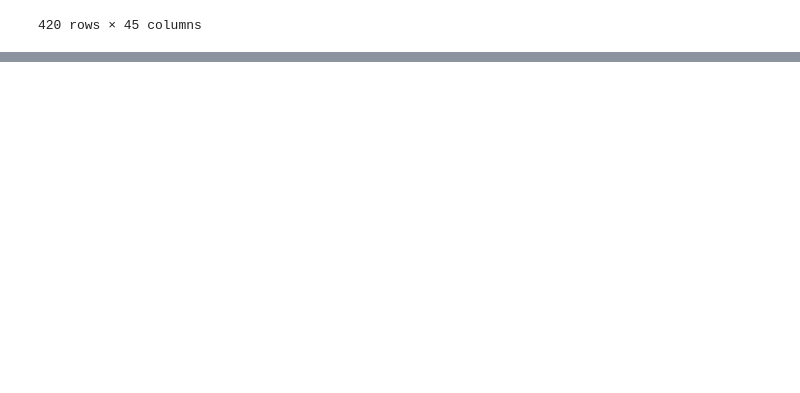
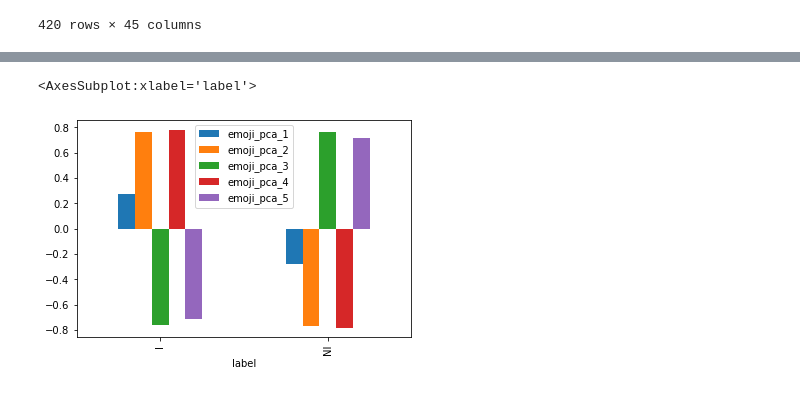
Before and after one commit to tfnribeiro/zenodo-PAN22-aut-prof-irony-stereotype, a Jupyter notebook: Data Analysis.ipynb, the cells around one changed output, grey strips where cells are left out. Saved outputs shown, nothing was run; the diff lists cells and outputs as text; code cells hidden in the pictures; blank space fills up the shorter version.

```diff
--- a/Data Analysis.ipynb
+++ b/Data Analysis.ipynb
@@ -43,0 +59,6 @@ df.corr()
+# %%
+df[['emoji_pca_1', 'emoji_pca_2',
+       'emoji_pca_3', 'emoji_pca_4', 'emoji_pca_5','label']].groupby('label').mean().plot.bar()
+# %% [output]
+<AxesSubplot:xlabel='label'>
+[figure, added]
```
Also changed, not shown: parts of 2 cells of this notebook, 4 other files.
